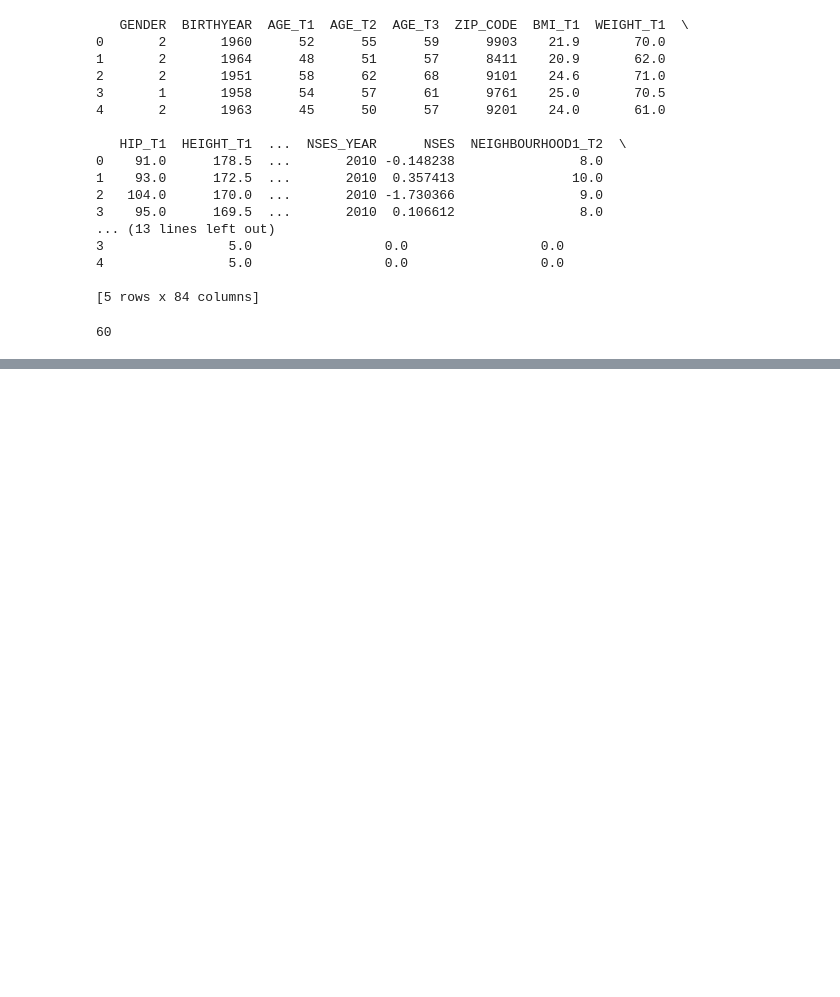
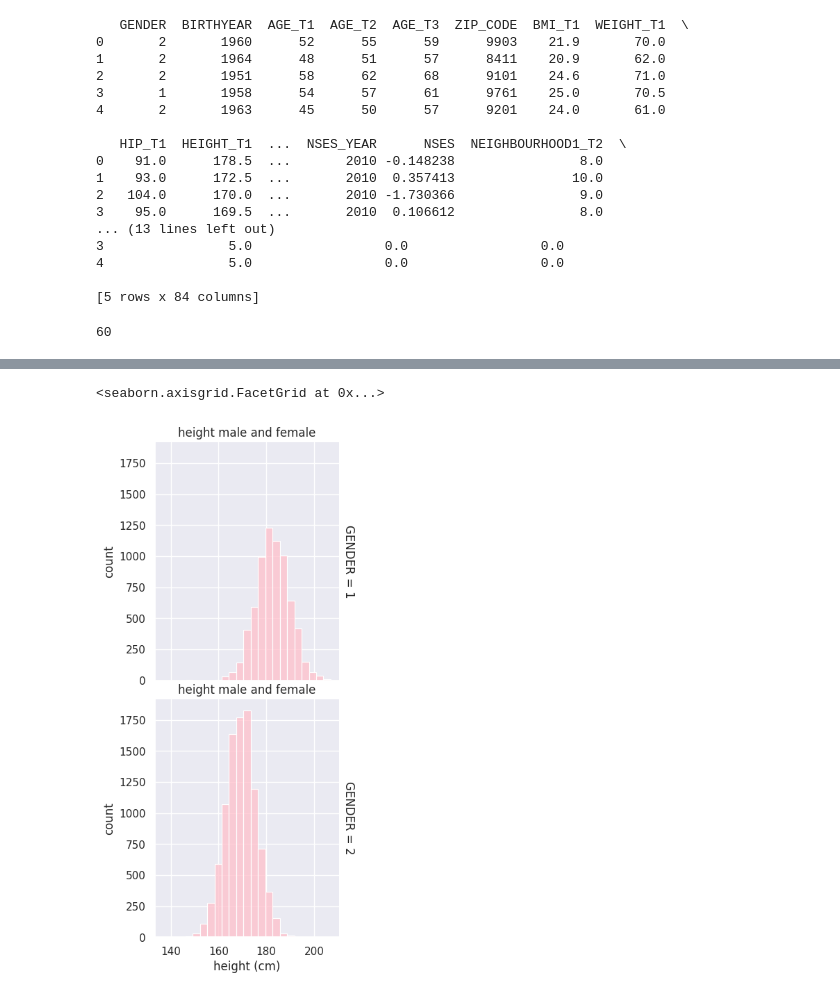
Before and after one commit to irisineke/Lifelines, a Jupyter notebook: logboek.ipynb, the cells around one changed output, grey strips where cells are left out. Cells and saved outputs as stored; diff of their text form; code cells hidden in the pictures; blank space fills up the shorter version.

```diff
--- a/logboek.ipynb
+++ b/logboek.ipynb
@@ -50,0 +73,18 @@ pd.options.display.max_rows
+# %%
+# trying histogram plot:
+import seaborn as sns
+
+sns.set_theme(style="darkgrid")
+df = data
+
+# making the plot
+plot = sns.displot(
+    df, x="HEIGHT_T1", row="GENDER",
+    binwidth=3, height=4, facet_kws=dict(margin_titles=True), color="pink"
+)
+
+# add labels to the axis and title to the plot
+plot.set(xlabel ="height (cm)", ylabel = "count", title ='height male and female')
+# %% [output]
+<seaborn.axisgrid.FacetGrid at 0x...>
+[figure, added]
```
Also changed, not shown: parts of 8 cells of this notebook.
